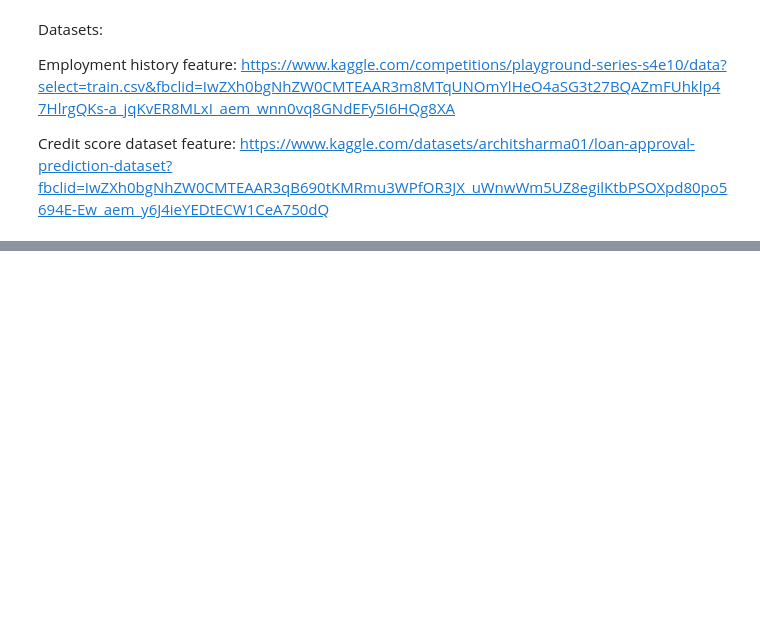
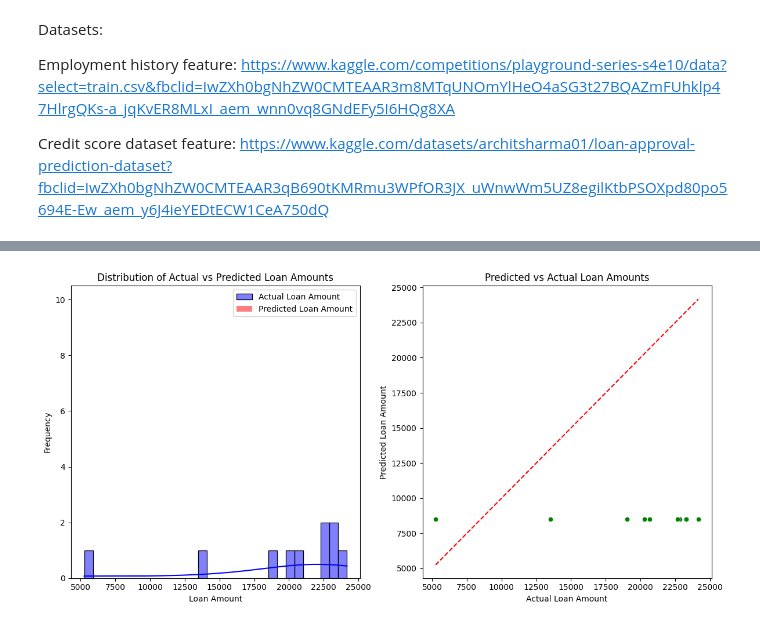
Before and after one commit to Harithelamin/ACIT4620-24H-G6, a Jupyter notebook: main.ipynb, the cells around one changed output, grey strips where cells are left out. Drawn from its saved outputs; the diff is of its cells as text; code cells hidden in the pictures; blank space fills up the shorter version.

```diff
--- a/main.ipynb
+++ b/main.ipynb
@@ -412,0 +346,15 @@ print(sample_data.head())
+# %%
+data_sample = data.sample(10)
+# %%
+predicted_loan_amounts = []
+for index, record in data_sample.iterrows():
+    loan_amount = predict_loan_decision(record)  # Assuming predict_loan_decision is already defined
+    predicted_loan_amounts.append(loan_amount)
+# %%
+# Predict the sample data to get reslts
+predicted_loan_amounts = []
+for index, record in data_sample.iterrows():  # Iterating over rows as Series
+    loan_amount = predict_loan_decision(record)  # Pass the entire row (Series) to the function
+    predicted_loan_amounts.append(loan_amount)
+
+print(predicted_loan_amounts)
@@ -412,0 +363,2 @@ print(sample_data.head())
+# %%
+data_sample['Predicted_Loan_Amount'] = predicted_loan_amounts
@@ -412,0 +387,33 @@ print(sample_data.head())
+# %%
+import matplotlib.pyplot as plt
+import seaborn as sns
+import pandas as pd
+
+
+# Plotting Distribution of Actual vs Predicted Loan Amounts
+plt.figure(figsize=(12, 6))
+
+# Plot histogram of actual loan amounts vs predicted loan amounts
+plt.subplot(1, 2, 1)  # 1 row, 2 columns, first plot
+sns.histplot(data_sample['Loan_Amount_Requested'], color='blue', kde=True, label='Actual Loan Amount', bins=30)
+sns.histplot(data_sample['Predicted_Loan_Amount'], color='red', kde=True, label='Predicted Loan Amount', bins=30)
+plt.legend()
+plt.title("Distribution of Actual vs Predicted Loan Amounts")
+plt.xlabel("Loan Amount")
+plt.ylabel("Frequency")
+
+# Plotting Predicted vs Actual Loan Amounts
+plt.subplot(1, 2, 2)
+sns.scatterplot(x=data_sample['Loan_Amount_Requested'], y=data_sample['Predicted_Loan_Amount'], color='green')
+plt.plot([data_sample['Loan_Amount_Requested'].min(), data_sample['Loan_Amount_Requested'].max()],
+         [data_sample['Loan_Amount_Requested'].min(), data_sample['Loan_Amount_Requested'].max()],
+         'r--')  # Plot a line of equality
+plt.title("Predicted vs Actual Loan Amounts")
+plt.xlabel("Actual Loan Amount")
+plt.ylabel("Predicted Loan Amount")
+
+# Display the plots
+plt.tight_layout()
+plt.show()
+# %% [output]
+[figure, added]
```
Also changed, not shown: parts of 51 cells of this notebook.
